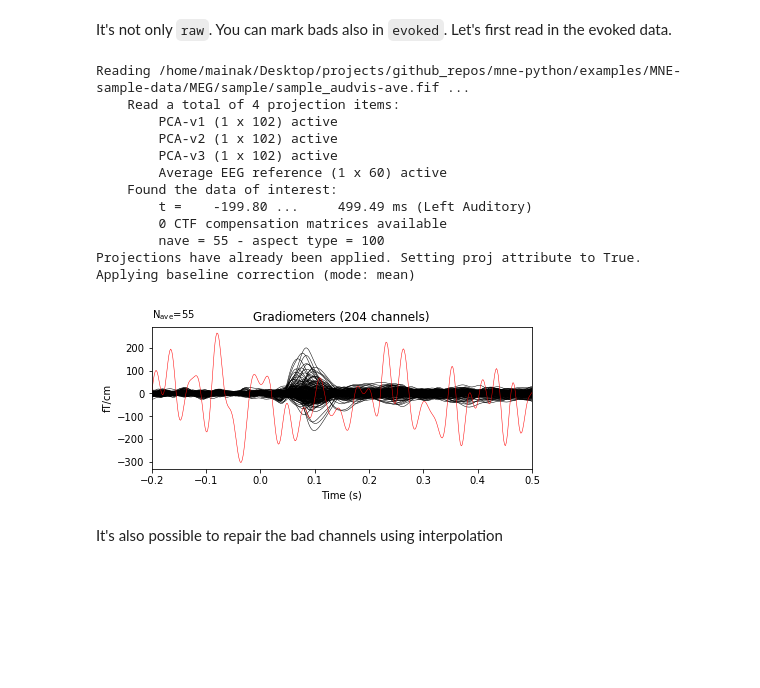
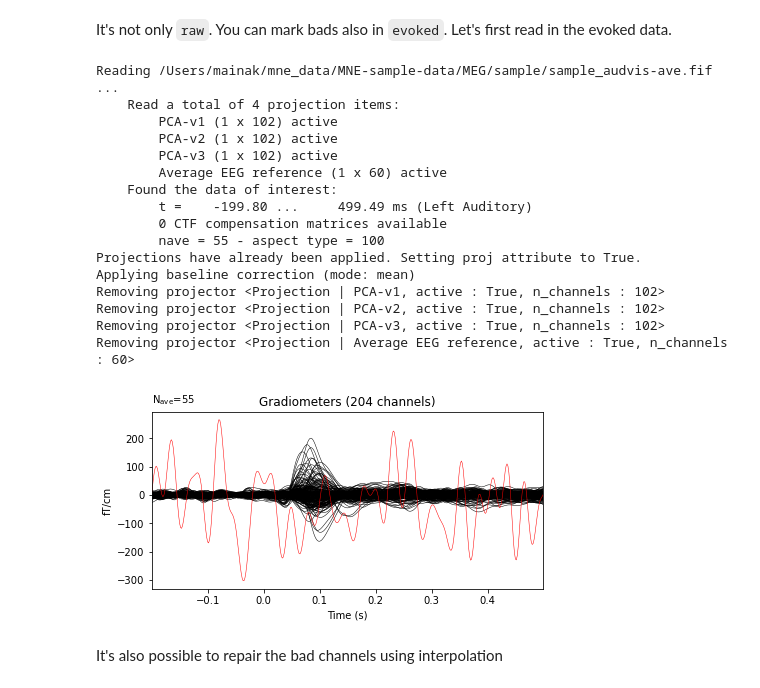
Before and after one commit to jasmainak/mne-workshop-brown, a Jupyter notebook: preprocessing/autoreject.ipynb, the cells around one changed output. Cells and saved outputs as stored; diff of their text form; code cells hidden in the pictures; blank space fills up the shorter version.

```diff
--- a/preprocessing/autoreject.ipynb
+++ b/preprocessing/autoreject.ipynb
@@ -13,7 +13,9 @@ import numpy as np
 import mne
 from mne.datasets import sample
 
+mne.viz.set_browser_backend('matplotlib')
+
 data_path = sample.data_path()
-raw_fname = data_path + '/MEG/sample/sample_audvis_filt-0-40_raw.fif'
+raw_fname = data_path / 'MEG/sample/sample_audvis_filt-0-40_raw.fif'
 raw = mne.io.read_raw_fif(raw_fname, preload=True)  # already has an EEG ref
 # %% [output]
@@ -47,27 +50,31 @@ raw.plot();
 It's not only `raw`. You can mark bads also in `evoked`. Let's first read in the evoked data.
 # %%
 # Reading data with a bad channel marked as bad:
-fname = data_path + '/MEG/sample/sample_audvis-ave.fif'
+fname = data_path / 'MEG/sample/sample_audvis-ave.fif'
 evoked = mne.read_evokeds(fname, condition='Left Auditory',
                           baseline=(None, 0))
 evoked.pick_types(meg='grad', eeg=False, exclude=[])
 
 # plot with bads
 evoked.plot(exclude=[], time_unit='s');
 # %% [output]
-Reading /home/mainak/Desktop/projects/github_repos/mne-python/examples/MNE-sample-data/MEG/sample/sample_audvis-ave.fif ...
+Reading /Users/mainak/mne_data/MNE-sample-data/MEG/sample/sample_audvis-ave.fif ...
     Read a total of 4 projection items:
         PCA-v1 (1 x 102) active
         PCA-v2 (1 x 102) active
         PCA-v3 (1 x 102) active
         Average EEG reference (1 x 60) active
     Found the data of interest:
         t =    -199.80 ...     499.49 ms (Left Auditory)
         0 CTF compensation matrices available
         nave = 55 - aspect type = 100
 Projections have already been applied. Setting proj attribute to True.
 Applying baseline correction (mode: mean)
+Removing projector <Projection | PCA-v1, active : True, n_channels : 102>
+Removing projector <Projection | PCA-v2, active : True, n_channels : 102>
+Removing projector <Projection | PCA-v3, active : True, n_channels : 102>
+Removing projector <Projection | Average EEG reference, active : True, n_channels : 60>
-[figure, old version]
+[figure, new version]
 # %% [markdown]
 It's also possible to repair the bad channels using interpolation
 # %%
```
Also changed, not shown: parts of 12 cells of this notebook, 4 other files.
